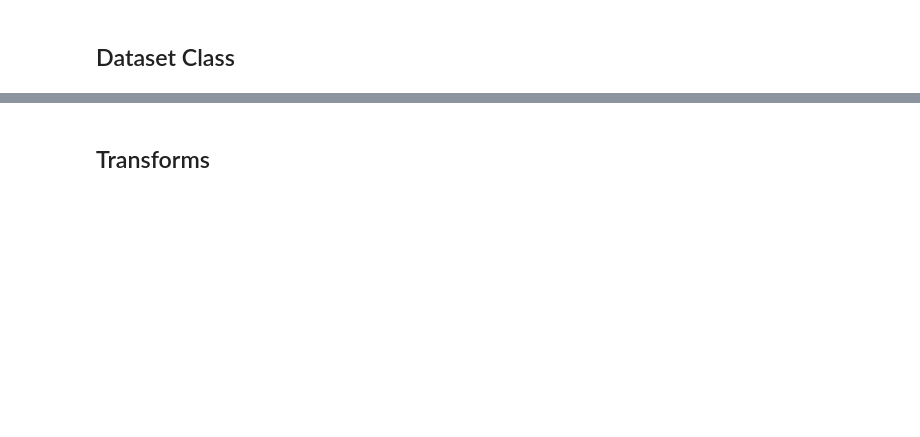
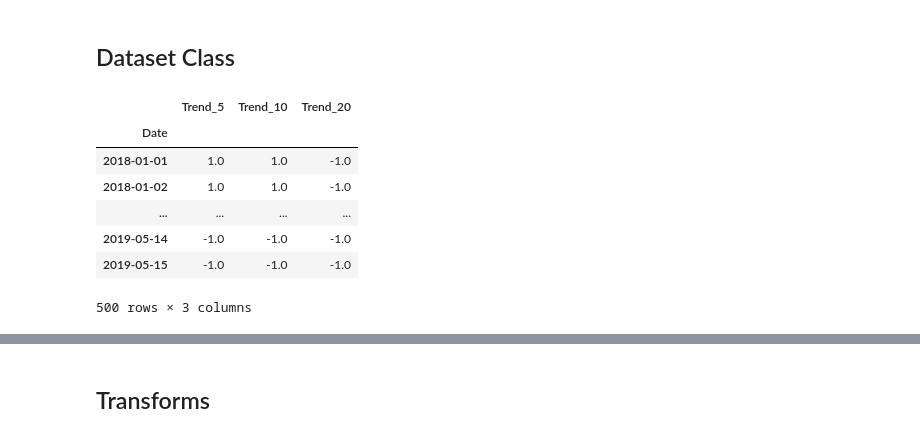
Before and after one commit to peerchen/trend-following-1, a Jupyter notebook: Pytorch - Data Loading.ipynb, the cells around one changed output, grey strips where cells are left out. Cells and saved outputs as stored; diff of their text form; code cells hidden in the pictures; blank space fills up the shorter version.

```diff
--- a/Pytorch - Data Loading.ipynb
+++ b/Pytorch - Data Loading.ipynb
@@ -84,3 +96,15 @@ plot_trends(price_df)
+# %%
+sds = [5, 10, 20]
+pd.concat((get_trend(df, s, targets=['Trend']) for s in sds), axis=1)
+# %% [output]
+|  | Trend_5 | Trend_10 | Trend_20 |
+| Date |  |  |  |
+| 2018-01-01 | 1.0 | 1.0 | -1.0 |
+| 2018-01-02 | 1.0 | 1.0 | -1.0 |
+| ... | ... | ... | ... |
+| 2019-05-14 | -1.0 | -1.0 | -1.0 |
+| 2019-05-15 | -1.0 | -1.0 | -1.0 |
+500 rows × 3 columns
 # %%
 class SimulatedPricesDataset(Dataset):
     """Simulated Prices Dataset"""
```
Also changed, not shown: parts of 18 cells of this notebook, 1 other file.
